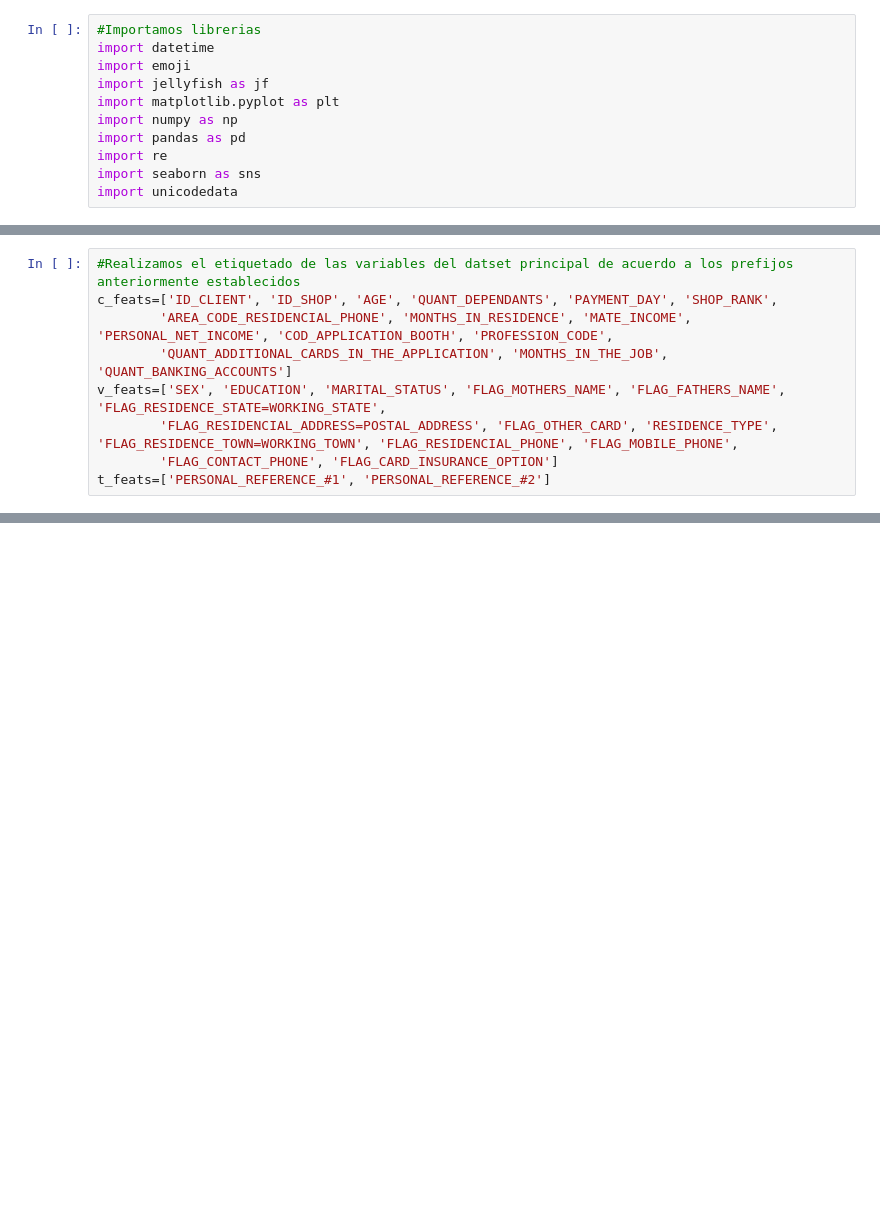
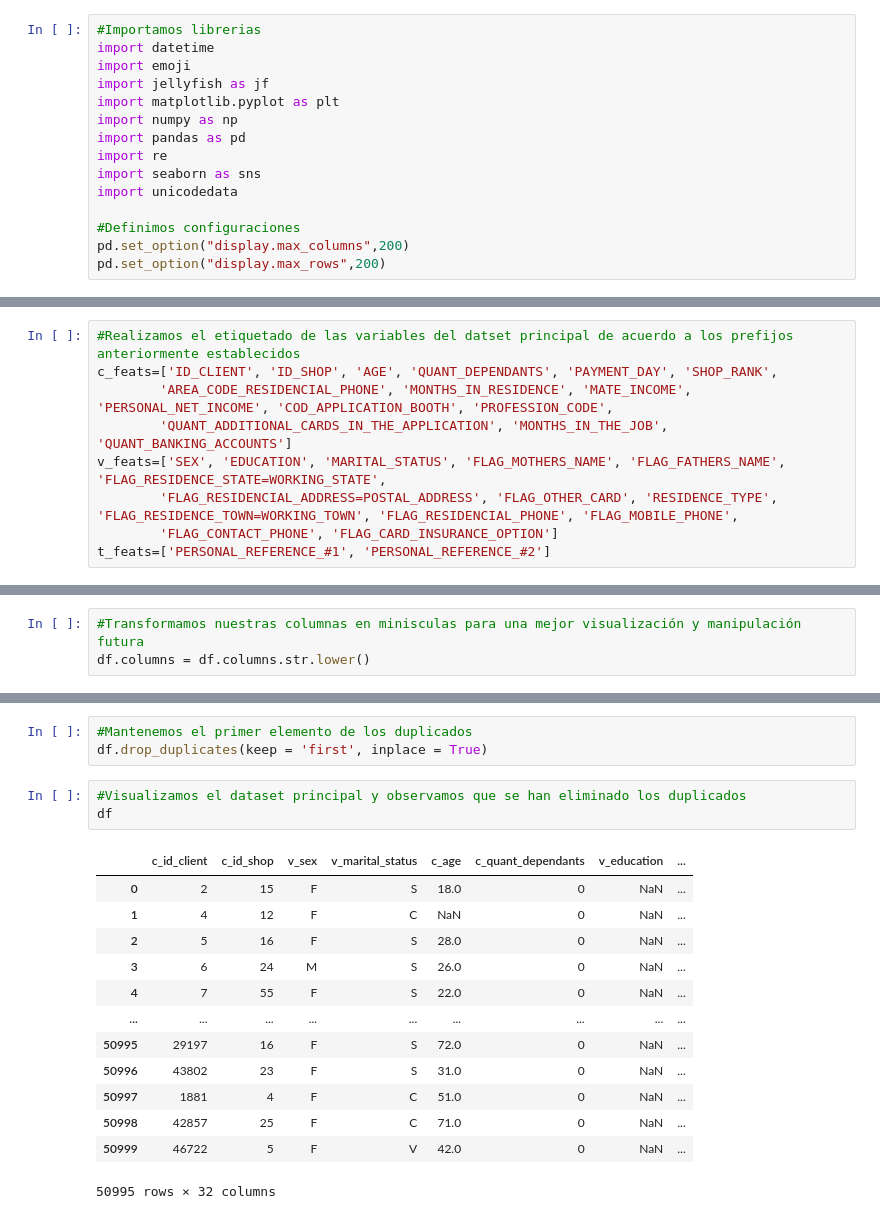
Before and after one commit to alanruizmondragon/examen, a Jupyter notebook: code/examen_ruiz_mondragon_alan.ipynb, the cells around one changed output, grey strips where cells are left out. Drawn from its saved outputs; the diff is of its cells as text; blank space fills up the shorter version.

```diff
--- a/code/examen_ruiz_mondragon_alan.ipynb
+++ b/code/examen_ruiz_mondragon_alan.ipynb
@@ -20,6 +20,10 @@ import pandas as pd
 import re
 import seaborn as sns
 import unicodedata
+
+#Definimos configuraciones
+pd.set_option("display.max_columns",200)
+pd.set_option("display.max_rows",200)
 # %% [markdown]
 ## Funciones
 # %%
@@ -302,0 +302,3 @@ Index(['c_ID_CLIENT', 'c_ID_SHOP', 'v_SEX', 'v_MARITAL_STATUS', 'c_AGE',
+# %%
+#Transformamos nuestras columnas en minisculas para una mejor visualización y manipulación futura
+df.columns = df.columns.str.lower()
@@ -302,0 +369,20 @@ Index(['c_ID_CLIENT', 'c_ID_SHOP', 'v_SEX', 'v_MARITAL_STATUS', 'c_AGE',
+# %%
+#Mantenemos el primer elemento de los duplicados
+df.drop_duplicates(keep = 'first', inplace = True)
+# %%
+#Visualizamos el dataset principal y observamos que se han eliminado los duplicados
+df
+# %% [output]
+|  | c_id_client | c_id_shop | v_sex | v_marital_status | c_age | c_quant_dependants | v_education | ... |
+| 0 | 2 | 15 | F | S | 18.0 | 0 | NaN | ... |
+| 1 | 4 | 12 | F | C | NaN | 0 | NaN | ... |
+| 2 | 5 | 16 | F | S | 28.0 | 0 | NaN | ... |
+| 3 | 6 | 24 | M | S | 26.0 | 0 | NaN | ... |
+| 4 | 7 | 55 | F | S | 22.0 | 0 | NaN | ... |
+| ... | ... | ... | ... | ... | ... | ... | ... | ... |
+| 50995 | 29197 | 16 | F | S | 72.0 | 0 | NaN | ... |
+| 50996 | 43802 | 23 | F | S | 31.0 | 0 | NaN | ... |
+| 50997 | 1881 | 4 | F | C | 51.0 | 0 | NaN | ... |
+| 50998 | 42857 | 25 | F | C | 71.0 | 0 | NaN | ... |
+| 50999 | 46722 | 5 | F | V | 42.0 | 0 | NaN | ... |
+50995 rows × 32 columns
```
Also changed, not shown: parts of 44 cells of this notebook.
